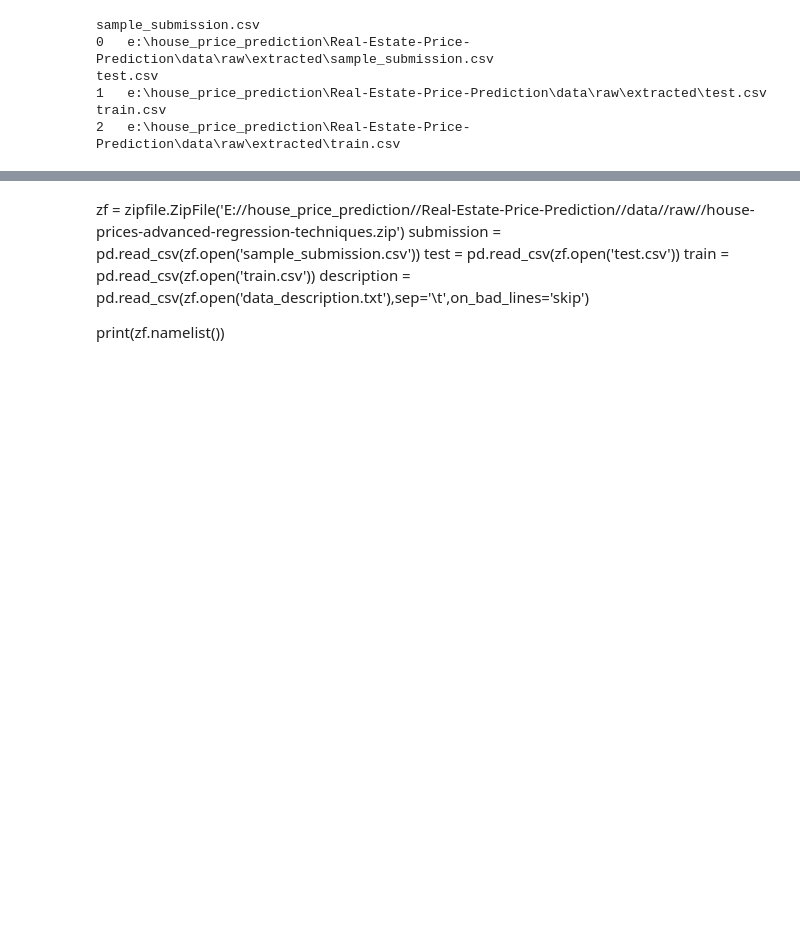
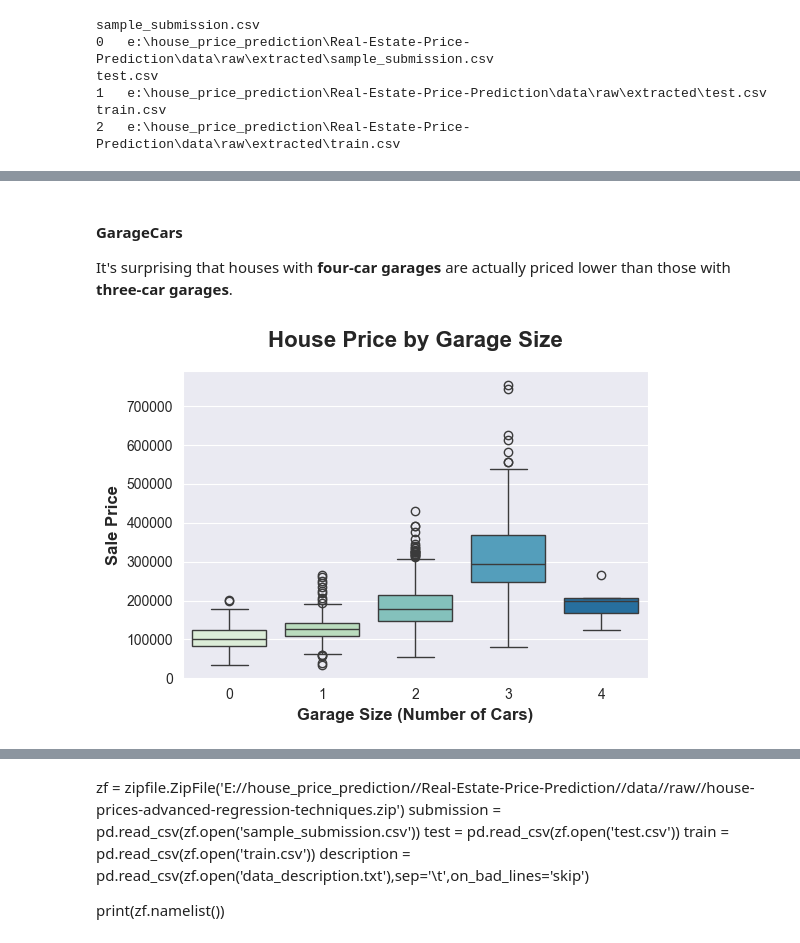
Before and after one commit to annugit1655/Real-Estate-Price-Prediction, a Jupyter notebook: Real-Estate-Price-Prediction/notebooks/house-price.ipynb, the cells around one changed output, grey strips where cells are left out. Saved outputs shown, nothing was run; the diff lists cells and outputs as text; code cells hidden in the pictures; blank space fills up the shorter version.

```diff
--- a/Real-Estate-Price-Prediction/notebooks/house-price.ipynb
+++ b/Real-Estate-Price-Prediction/notebooks/house-price.ipynb
@@ -79,0 +226,13 @@ X = pd.concat([X_train, df_test], axis=0)
+# %% [markdown]
+#### **GarageCars**
+
+It's surprising that houses with __four-car garages__ are actually priced lower than those with __three-car garages__.
+# %%
+fig, ax = plt.subplots(figsize=(6, 4))
+sns.boxplot(x='GarageCars', y='SalePrice', data=df_train, palette='GnBu', ax=ax)
+ax.set_title('House Price by Garage Size', fontdict={'fontsize': 16, 'fontweight': 'bold'}, y=1.05)
+ax.set_xlabel('Garage Size (Number of Cars)', fontsize=12, fontweight='bold')
+ax.set_ylabel('Sale Price', fontsize=12, fontweight='bold')
+plt.show()
+# %% [output]
+[figure, added]
```
Also changed, not shown: parts of 33 cells of this notebook.
